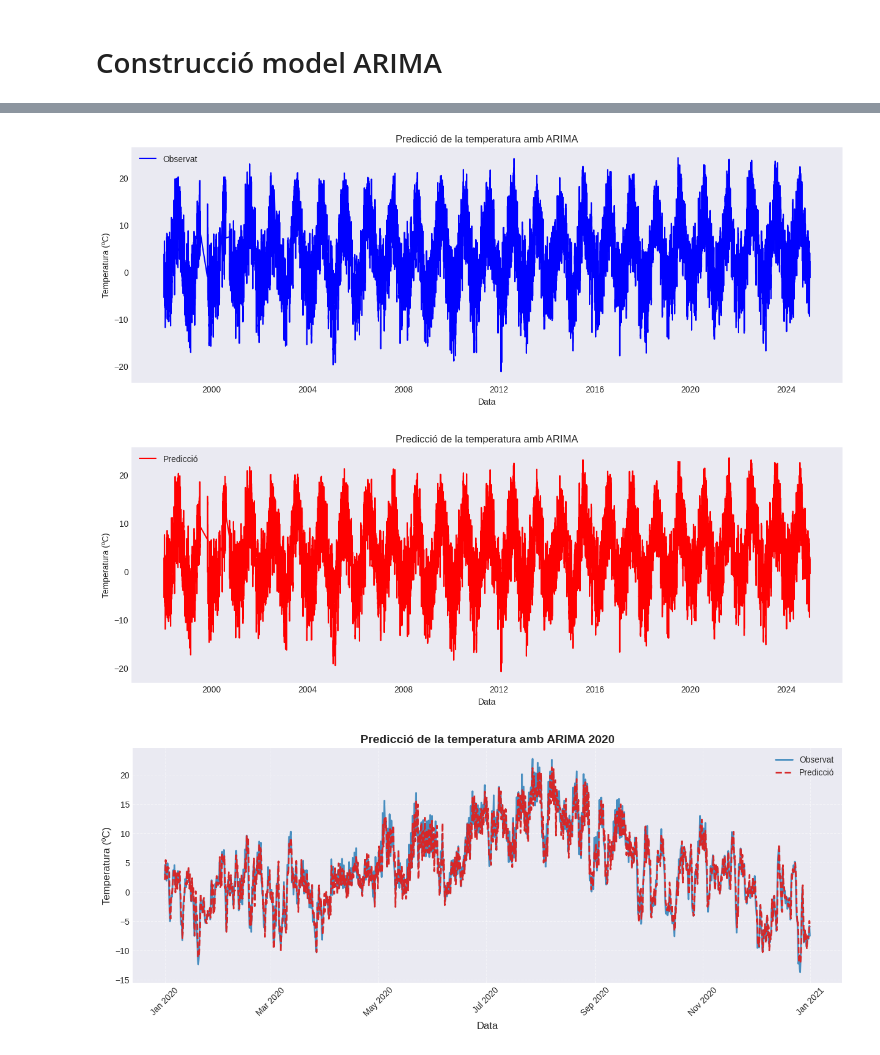
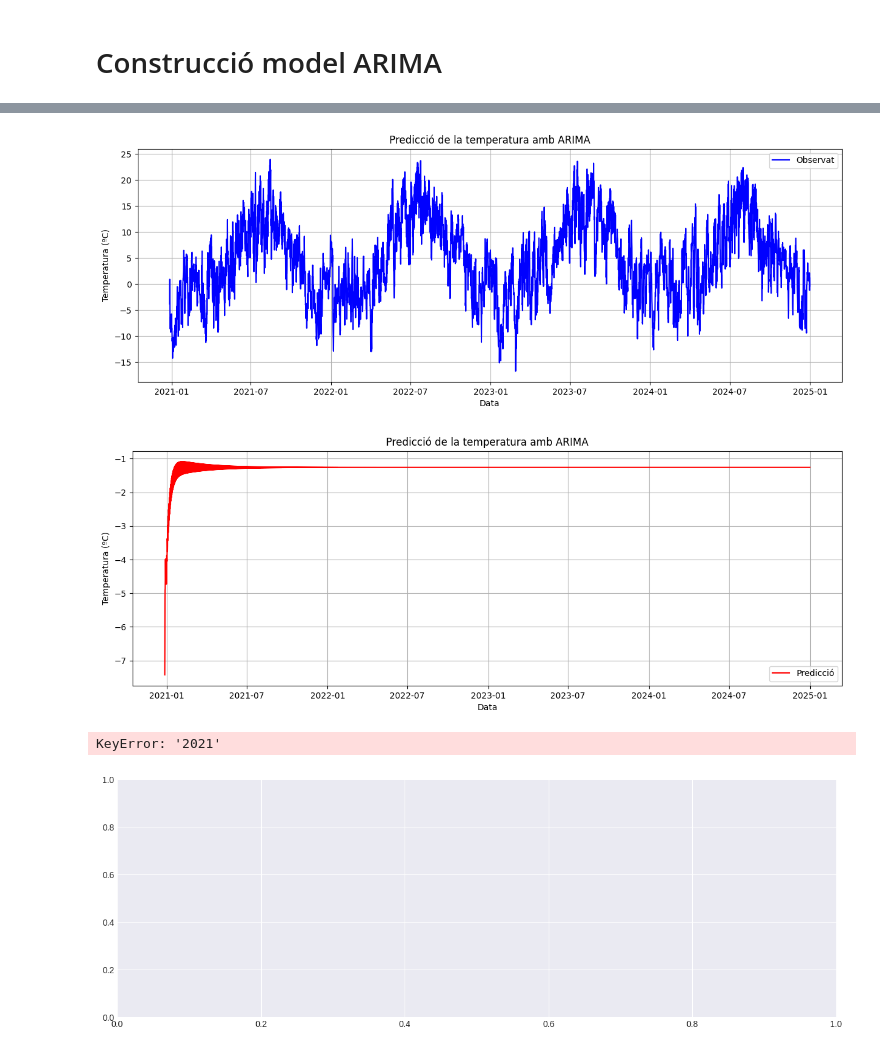
Before and after one commit to Paurro/TFM_SCM_Temperature_Forecasting_ML, a Jupyter notebook: models_prediccio/forecast_primers_casos/arima_model.ipynb, the cells around one changed output, grey strips where cells are left out. Drawn from its saved outputs; the diff is of its cells as text; code cells hidden in the pictures.

```diff
--- a/models_prediccio/forecast_primers_casos/arima_model.ipynb
+++ b/models_prediccio/forecast_primers_casos/arima_model.ipynb
@@ -112,7 +118,11 @@ plt.show()
 # %% [markdown]
 # Construcció model ARIMA
 # %%
+# Construccio model ARIMA
+
 data = df_agrupades.copy()
-data.set_index('data', inplace=True)
+# data.set_index('data', inplace=True)
+# Covnertim a datatime els index si no ho estan
+# data.index = pd.to_datetime(data.index)
 data.head(10)
 # %% [output]
@@ -130,0 +140,31 @@ data.head(10)
+# %%
+# Definim els paràmetres p, d i q
+p = 5*4  # Ordre de l'auto-regressió
+d = 1  # Ordre de la diferenciació
+q = 5  # Ordre de la mitjana mòbil
+
+
+# Assignem per entrenar el model les dades fins el 2020, fem servir separador anual
+# Fins el 2020 (inclòs) entrenarem el model, del 2021 fins final, que es 2024 (inclòs) farem el test
+
+# Assignem data límit pel dataframe de train i pel de test. Ho fem en el format datetime
+data_tall1 = pd.to_datetime('2020-12-31 23:59:59+00:00')
+data_tall2 = pd.to_datetime('2021-01-01 00:00:00+00:00')
+
+
+# Assignem el conjunt de train
+data_train = data[data['data'] <= data_tall1]
+# data_train.index = pd.to_datetime(data_train.index)
+
+# Assignem el conjunt de test
+data_test = data[data['data'] > data_tall2]
+
+
+# Afegim 20 dades del conjunt de train al conjunt de test per iniciar la predicció
+data_test = pd.concat([data_train[-p:], data_test])
+data_test['data'].sort_values()
+
+# data_test = data_test.sort_index()
+# # data_test.index = pd.to_datetime(data_test.index)
+
+data_test
@@ -166,0 +215,4 @@ Warnings:
+# %%
+# Carreguem el model ajustat
+from statsmodels.tsa.arima.model import ARIMAResults
+model = ARIMAResults.load('model_arima.pkl')
@@ -210,8 +294,8 @@ data.head(10)
 
 # Plotem els resultats
 plt.figure(figsize=(15, 5))
-plt.plot(data['valor'], label='Observat', color='blue')
-# plt.plot(predicted_mean, label='Predicció', color='red')
+# plt.plot(data_test['valor'], label='Observat', color='blue')
+plt.plot(data_test['data'], data_test['valor'], label='Observat', color='blue')
 plt.title('Predicció de la temperatura amb ARIMA')
 plt.xlabel('Data')
 plt.ylabel('Temperatura (ºC)')
@@ -223,7 +307,7 @@ plt.show()
 # Plot predicció
 
 plt.figure(figsize=(15, 5))
-plt.plot(predicted_value, label='Predicció', color='red')
+plt.plot(data_test['data'], data_test['predicted_values'], label='Predicció', color='red')
 plt.title('Predicció de la temperatura amb ARIMA')
 plt.xlabel('Data')
 plt.ylabel('Temperatura (ºC)')
@@ -231,46 +315,47 @@ plt.legend()
 plt.grid()
 plt.show()
 # %% [output]
-[figure, old version]
+[figure, new version]
-[figure, old version]
+[figure, new version]
 # %%
 # Mateix plot pero ens fixem nomes en 2015
 
 import matplotlib.pyplot as plt
 import matplotlib.dates as mdates
 
-any = '2020'
+any = '2021'
 
 plt.style.use("seaborn-v0_8-darkgrid")  # Millora l'estil del gràfic
 
 fig, ax = plt.subplots(figsize=(15, 5))
 
 # Gràfica de dades observades
 ax.plot(data['valor'][any], label='Observat', color='#1f77b4', linewidth=2, alpha=0.8)
 
 # Gràfica de la predicció
 ax.plot(predicted_value[any], label='Predicció', color='#d62728', linestyle='dashed', linewidth=2)
 
 # Gràfica de l'interval de confiança
 # ax.fill_between(data.index[any], data['predicted_lower'][any],data['predicted_upper'][any], color='gray', alpha=0.2, label='Interval de confiança')
 
 
 # Format de la graella i de les dates
 ax.xaxis.set_major_formatter(mdates.DateFormatter('%b %Y'))  # Format curt de mes i any
 plt.xticks(rotation=45)
 
 # Etiquetes i títol
 plt.title(f'Predicció de la temperatura amb ARIMA {any}', fontsize=14, fontweight='bold')
 plt.xlabel('Data', fontsize=12)
 plt.ylabel('Temperatura (ºC)', fontsize=12)
 
 # Llegenda i grid
 plt.legend()
 plt.grid(True, linestyle='--', alpha=0.5)
 
 plt.show()
 # %% [output]
+KeyError: '2021'
-[figure, old version]
+[figure, new version]
 # %%
 # Valorem el RMSE i MAE
 # Calcula el RMSE
```
Also changed, not shown: parts of 14 cells of this notebook, 4 other files.
